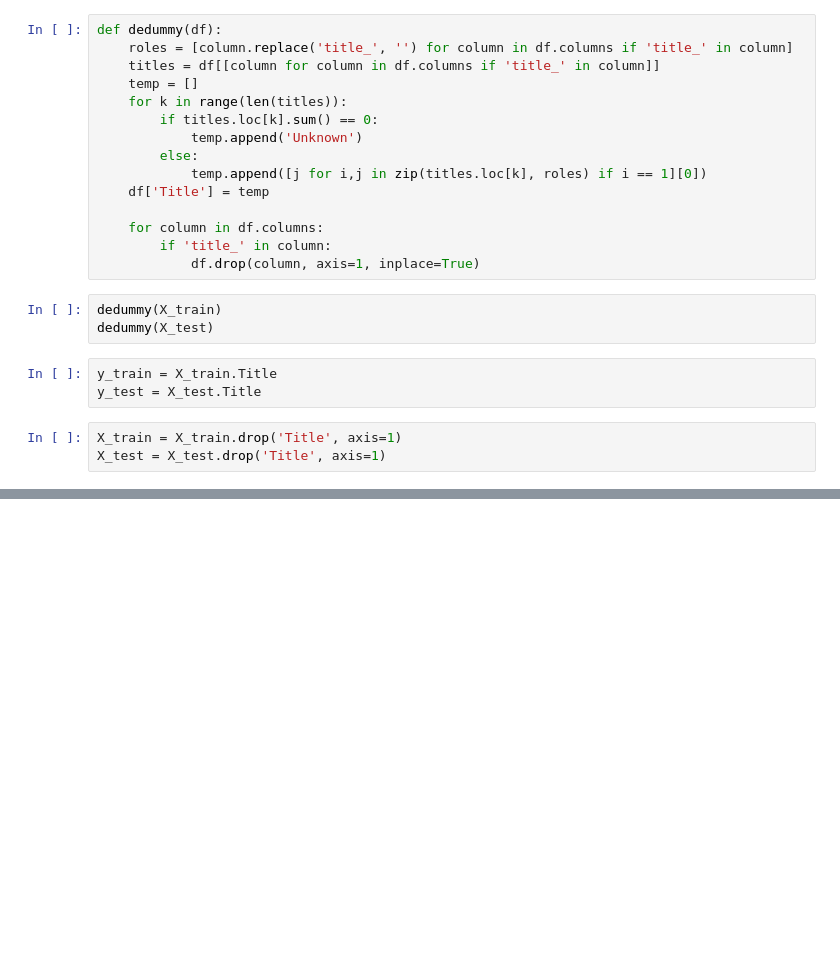
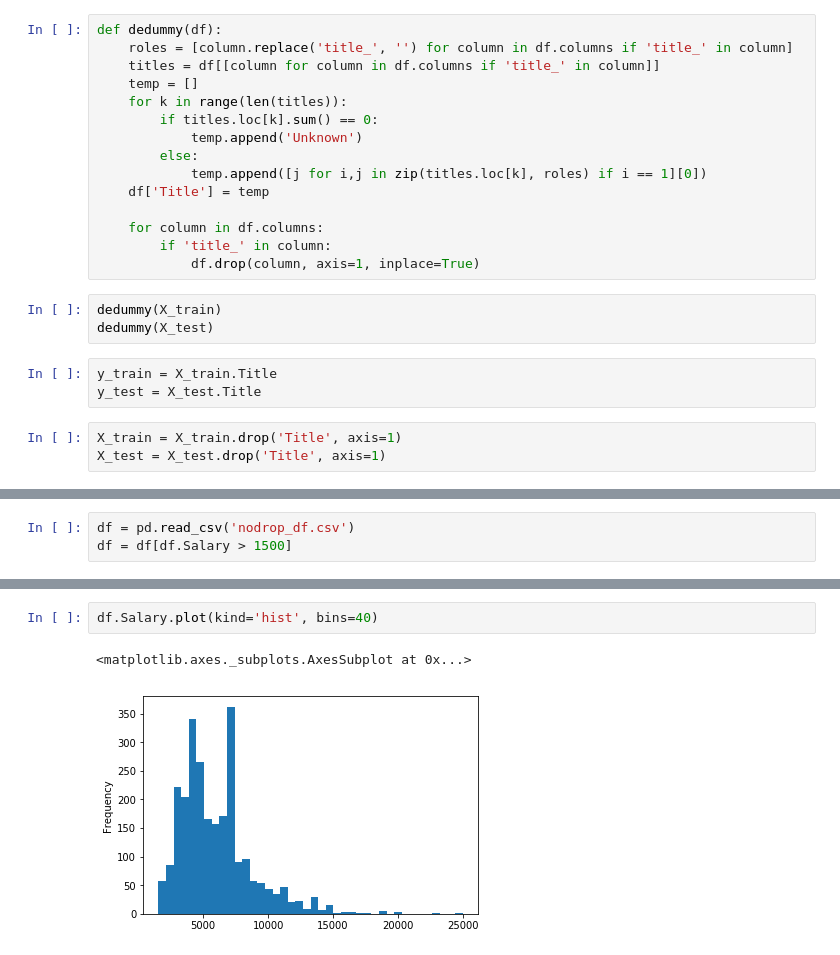
Before and after one commit to Zenooth/data_assembly_project_4, a Jupyter notebook: EDA and modelling.ipynb, the cells around one changed output, grey strips where cells are left out. Cells and saved outputs as stored; diff of their text form; blank space fills up the shorter version.

```diff
--- a/EDA and modelling.ipynb
+++ b/EDA and modelling.ipynb
@@ -396,0 +519,3 @@ rfc.score(X_test, y_test)
+# %%
+df = pd.read_csv('nodrop_df.csv')
+df = df[df.Salary > 1500]
@@ -396,0 +526,5 @@ rfc.score(X_test, y_test)
+# %%
+df.Salary.plot(kind='hist', bins=40)
+# %% [output]
+<matplotlib.axes._subplots.AxesSubplot at 0x...>
+[figure, added]
```
Also changed, not shown: parts of 24 cells of this notebook, 2 other files.
